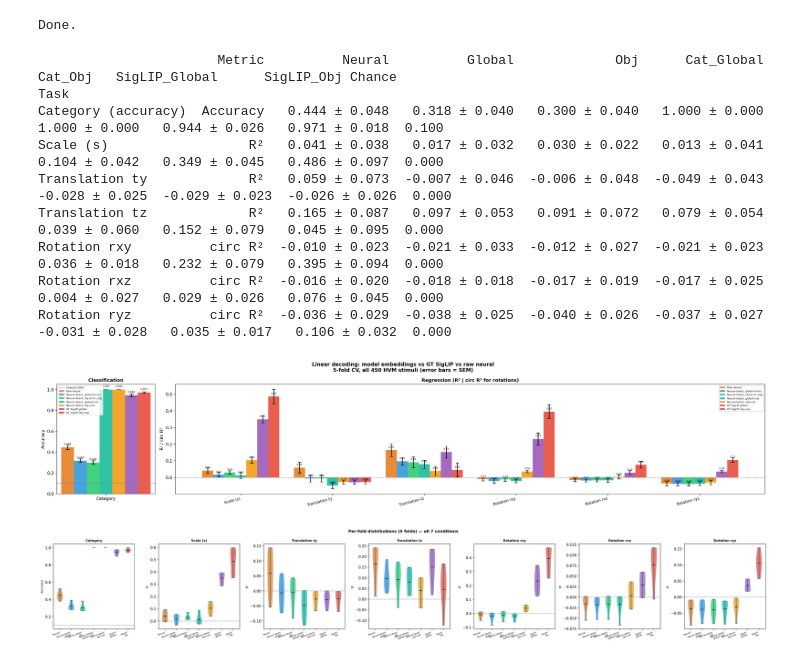
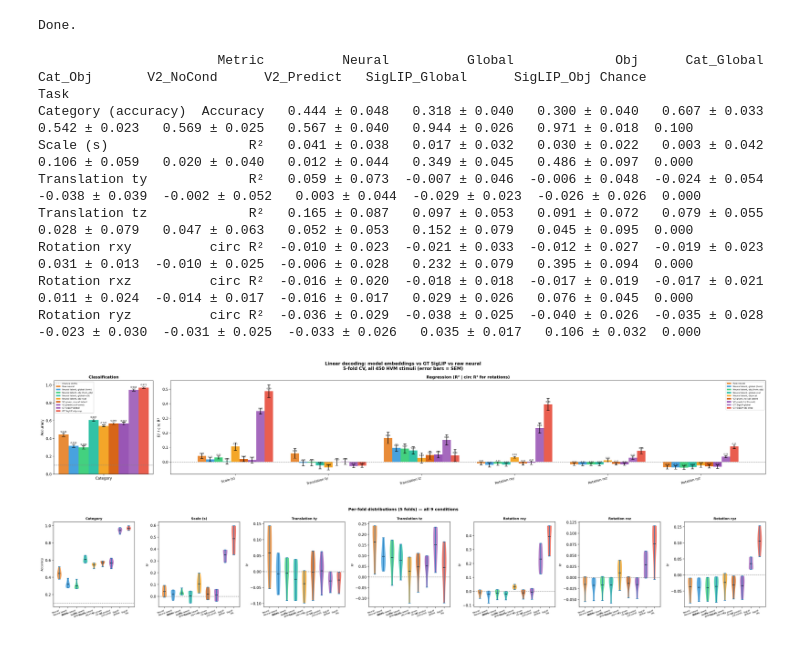
Before and after one commit to YAOJaredz/NeurObjectGen, a Jupyter notebook: analysis/linear_decode.ipynb, the cells around one changed output. Saved outputs shown, nothing was run; the diff lists cells and outputs as text; code cells hidden in the pictures.

```diff
--- a/analysis/linear_decode.ipynb
+++ b/analysis/linear_decode.ipynb
@@ -39,7 +40,7 @@ from config_const import (
     HVM_SIGLIP_EMBEDDINGS_PATH, HVM_OBJ_SIGLIP_EMBEDDINGS_PATH,
 )
 from data_utils.hvm_loader import _load_hvm_neural
-from encoders import MultiHeadTransformer
+from encoders import MultiHeadTransformer, MultiHeadTransformerV2
 
 DEVICE = 'cpu'
 GLOBAL_CKPT = Path(
@@ -62,6 +63,12 @@ CAT_OBJ_CKPT = Path(
     'd64_nh4_nl2_sd512_do0.1_lr0.0003_wd0.01_tn0.02_in0.05_nd0.1_'
     'bs64_ws5.0_wc1.0_uw0.1_nw0.1_nt0.07/best.pt'
 )
+# Best V2 given checkpoint (val_mean_cos = 0.9024)
+V2_GIVEN_CKPT = Path(
+    'checkpoints/multihead_v2/hvm_v2/'
+    'd64_nh4_nl2_sd512_do0.1_lr0.0003_wd0.01_tn0.02_in0.05_nd0.1_'
+    'bs128_wsg1.0_wso1.0_wc1.0_uw0.1_nw0.1_nt0.07_cmgiven/best.pt'
+)
 N_CV_FOLDS = 5
 
 print('Imports OK')
@@ -331,10 +404,13 @@ cat_siglip_global = decode_classification(X_siglip_global, y_cat)
 cat_siglip_obj    = decode_classification(X_siglip_obj,    y_cat)
 cat_cat_global    = decode_classification(X_cat_global,    y_cat)
 cat_cat_obj       = decode_classification(X_cat_obj,       y_cat)
+cat_v2_nocond     = decode_classification(X_v2_nocond,     y_cat)
+cat_v2_predict    = decode_classification(X_v2_predict,    y_cat)
 
 reg_global, reg_obj, reg_neural = {}, {}, {}
 reg_siglip_global, reg_siglip_obj = {}, {}
 reg_cat_global, reg_cat_obj = {}, {}
+reg_v2_nocond, reg_v2_predict = {}, {}
 
 all_Xs = [
     (reg_neural,        X_neural),
@@ -342,6 +418,8 @@ all_Xs = [
     (reg_obj,           X_obj),
     (reg_cat_global,    X_cat_global),
     (reg_cat_obj,       X_cat_obj),
+    (reg_v2_nocond,     X_v2_nocond),
+    (reg_v2_predict,    X_v2_predict),
     (reg_siglip_global, X_siglip_global),
     (reg_siglip_obj,    X_siglip_obj),
 ]
@@ -379,6 +457,8 @@ rows.append(dict(
     Obj=f'{cat_obj.mean():.3f} ± {cat_obj.std():.3f}',
     Cat_Global=f'{cat_cat_global.mean():.3f} ± {cat_cat_global.std():.3f}',
     Cat_Obj=f'{cat_cat_obj.mean():.3f} ± {cat_cat_obj.std():.3f}',
+    V2_NoCond=f'{cat_v2_nocond.mean():.3f} ± {cat_v2_nocond.std():.3f}',
+    V2_Predict=f'{cat_v2_predict.mean():.3f} ± {cat_v2_predict.std():.3f}',
     SigLIP_Global=f'{cat_siglip_global.mean():.3f} ± {cat_siglip_global.std():.3f}',
     SigLIP_Obj=f'{cat_siglip_obj.mean():.3f} ± {cat_siglip_obj.std():.3f}',
     Chance=f'{chance_cat:.3f}',
@@ -391,6 +471,8 @@ for name in reg_targets:
         Obj=f'{reg_obj[name].mean():.3f} ± {reg_obj[name].std():.3f}',
         Cat_Global=f'{reg_cat_global[name].mean():.3f} ± {reg_cat_global[name].std():.3f}',
         Cat_Obj=f'{reg_cat_obj[name].mean():.3f} ± {reg_cat_obj[name].std():.3f}',
+        V2_NoCond=f'{reg_v2_nocond[name].mean():.3f} ± {reg_v2_nocond[name].std():.3f}',
+        V2_Predict=f'{reg_v2_predict[name].mean():.3f} ± {reg_v2_predict[name].std():.3f}',
         SigLIP_Global=f'{reg_siglip_global[name].mean():.3f} ± {reg_siglip_global[name].std():.3f}',
         SigLIP_Obj=f'{reg_siglip_obj[name].mean():.3f} ± {reg_siglip_obj[name].std():.3f}',
         Chance='0.000',
@@ -399,15 +481,15 @@ for name in reg_targets:
 df = pd.DataFrame(rows).set_index('Task')
 print(df.to_string())
 # %% [output]
-                       Metric          Neural          Global             Obj      Cat_Global         Cat_Obj   SigLIP_Global      SigLIP_Obj Chance
+                       Metric          Neural          Global             Obj      Cat_Global         Cat_Obj       V2_NoCond      V2_Predict   SigLIP_Global      SigLIP_Obj Chance
 Task
-Category (accuracy)  Accuracy   0.444 ± 0.048   0.318 ± 0.040   0.300 ± 0.040   1.000 ± 0.000   1.000 ± 0.000   0.944 ± 0.026   0.971 ± 0.018  0.100
-Scale (s)                  R²   0.041 ± 0.038   0.017 ± 0.032   0.030 ± 0.022   0.013 ± 0.041   0.104 ± 0.042   0.349 ± 0.045   0.486 ± 0.097  0.000
-Translation ty             R²   0.059 ± 0.073  -0.007 ± 0.046  -0.006 ± 0.048  -0.049 ± 0.043  -0.028 ± 0.025  -0.029 ± 0.023  -0.026 ± 0.026  0.000
-Translation tz             R²   0.165 ± 0.087   0.097 ± 0.053   0.091 ± 0.072   0.079 ± 0.054   0.039 ± 0.060   0.152 ± 0.079   0.045 ± 0.095  0.000
-Rotation rxy          circ R²  -0.010 ± 0.023  -0.021 ± 0.033  -0.012 ± 0.027  -0.021 ± 0.023   0.036 ± 0.018   0.232 ± 0.079   0.395 ± 0.094  0.000
-Rotation rxz          circ R²  -0.016 ± 0.020  -0.018 ± 0.018  -0.017 ± 0.019  -0.017 ± 0.025   0.004 ± 0.027   0.029 ± 0.026   0.076 ± 0.045  0.000
-Rotation ryz          circ R²  -0.036 ± 0.029  -0.038 ± 0.025  -0.040 ± 0.026  -0.037 ± 0.027  -0.031 ± 0.028   0.035 ± 0.017   0.106 ± 0.032  0.000
+Category (accuracy)  Accuracy   0.444 ± 0.048   0.318 ± 0.040   0.300 ± 0.040   0.607 ± 0.033   0.542 ± 0.023   0.569 ± 0.025   0.567 ± 0.040   0.944 ± 0.026   0.971 ± 0.018  0.100
+Scale (s)                  R²   0.041 ± 0.038   0.017 ± 0.032   0.030 ± 0.022   0.003 ± 0.042   0.106 ± 0.059   0.020 ± 0.040   0.012 ± 0.044   0.349 ± 0.045   0.486 ± 0.097  0.000
+Translation ty             R²   0.059 ± 0.073  -0.007 ± 0.046  -0.006 ± 0.048  -0.024 ± 0.054  -0.038 ± 0.039  -0.002 ± 0.052   0.003 ± 0.044  -0.029 ± 0.023  -0.026 ± 0.026  0.000
+Translation tz             R²   0.165 ± 0.087   0.097 ± 0.053   0.091 ± 0.072   0.079 ± 0.055   0.028 ± 0.079   0.047 ± 0.063   0.052 ± 0.053   0.152 ± 0.079   0.045 ± 0.095  0.000
+Rotation rxy          circ R²  -0.010 ± 0.023  -0.021 ± 0.033  -0.012 ± 0.027  -0.019 ± 0.023   0.031 ± 0.013  -0.010 ± 0.025  -0.006 ± 0.028   0.232 ± 0.079   0.395 ± 0.094  0.000
+Rotation rxz          circ R²  -0.016 ± 0.020  -0.018 ± 0.018  -0.017 ± 0.019  -0.017 ± 0.021   0.011 ± 0.024  -0.014 ± 0.017  -0.016 ± 0.017   0.029 ± 0.026   0.076 ± 0.045  0.000
+Rotation ryz          circ R²  -0.036 ± 0.029  -0.038 ± 0.025  -0.040 ± 0.026  -0.035 ± 0.028  -0.023 ± 0.030  -0.031 ± 0.025  -0.033 ± 0.026   0.035 ± 0.017   0.106 ± 0.032  0.000
 # %%
 # ── Plot: grouped bar chart ──────────────────────────────────────────────────
 all_task_names = ['Category'] + list(reg_targets.keys())
@@ -419,21 +501,25 @@ color_siglip_global = '#9b59b6'
 color_siglip_obj    = '#e74c3c'
 color_cat_global    = '#1abc9c'
 color_cat_obj       = '#f39c12'
-width = 0.12
+color_v2_nocond     = '#d35400'
+color_v2_predict    = '#8e44ad'
+width = 0.09
 
 def sem(a): return a.std() / np.sqrt(len(a))
 
 CONDITIONS = [
-    (-3*width, cat_neural,        reg_neural,        color_neural,        'Raw neural'),
-    (-2*width, cat_global,        reg_global,        color_global,        'Neural latent, global (hvm)'),
-    (-1*width, cat_obj,           reg_obj,           color_obj,           'Neural latent, obj (hvm_obj)'),
-    (0,        cat_cat_global,    reg_cat_global,    color_cat_global,    'Neural latent, global+cat'),
-    (+1*width, cat_cat_obj,       reg_cat_obj,       color_cat_obj,       'Neural latent, obj+cat'),
-    (+2*width, cat_siglip_global, reg_siglip_global, color_siglip_global, 'GT SigLIP global'),
-    (+3*width, cat_siglip_obj,    reg_siglip_obj,    color_siglip_obj,    'GT SigLIP obj-crop'),
+    (-4*width, cat_neural,        reg_neural,        color_neural,        'Raw neural'),
+    (-3*width, cat_global,        reg_global,        color_global,        'Neural latent, global (hvm)'),
+    (-2*width, cat_obj,           reg_obj,           color_obj,           'Neural latent, obj (hvm_obj)'),
+    (-1*width, cat_cat_global,    reg_cat_global,    color_cat_global,    'Neural latent, global+cat'),
+    ( 0*width, cat_cat_obj,       reg_cat_obj,       color_cat_obj,       'Neural latent, obj+cat'),
+    (+1*width, cat_v2_nocond,     reg_v2_nocond,     color_v2_nocond,     'V2 given, no-cat latent'),
+    (+2*width, cat_v2_predict,    reg_v2_predict,    color_v2_predict,    'V2 predict (clf-cond)'),
+    (+3*width, cat_siglip_global, reg_siglip_global, color_siglip_global, 'GT SigLIP global'),
+    (+4*width, cat_siglip_obj,    reg_siglip_obj,    color_siglip_obj,    'GT SigLIP obj-crop'),
 ]
 
-fig, axes = plt.subplots(1, 2, figsize=(24, 5),
+fig, axes = plt.subplots(1, 2, figsize=(28, 5),
                          gridspec_kw={'width_ratios': [1, 6]})
 
 # ---- left: category ----
@@ -447,34 +533,34 @@ ax0.set_xticks([0]); ax0.set_xticklabels(['Category'], fontsize=10)
 ax0.set_ylabel('Accuracy', fontsize=10); ax0.set_ylim(0, 1.05)
 ax0.set_title('Classification', fontweight='bold', fontsize=11)
 ax0.legend(fontsize=6)
 
 # ---- right: regression ----
 ax1 = axes[1]
 reg_names = list(reg_targets.keys())
 r_x = np.arange(len(reg_names))
 
 for offset, _, reg_res, color, label in CONDITIONS:
     means = np.array([reg_res[n].mean() for n in reg_names])
     errs  = np.array([sem(reg_res[n])   for n in reg_names])
     ax1.bar(r_x + offset, means, width, yerr=errs, color=color, capsize=4, alpha=0.9, label=label)
     for x_pos, v in zip(r_x + offset, means):
         ax1.text(x_pos, v + 0.01, f'{v:.2f}', ha='center', va='bottom', fontsize=5.5)
 
 ax1.axhline(0, color='grey', ls='--', lw=1)
 ax1.set_xticks(r_x); ax1.set_xticklabels(reg_names, fontsize=9, rotation=15, ha='right')
 ax1.set_ylabel('R² / circ R²', fontsize=10)
 ax1.set_title('Regression (R² | circ R² for rotations)', fontweight='bold', fontsize=11)
 ax1.legend(fontsize=6)
 
 fig.suptitle(
     f'Linear decoding: model embeddings vs GT SigLIP vs raw neural\n'
     f'{N_CV_FOLDS}-fold CV, all 450 HVM stimuli (error bars = SEM)',
     fontsize=12, fontweight='bold',
 )
 fig.tight_layout()
 plt.show()
 # %% [output]
-[figure, old version]
+[figure, new version]
 # %%
 # ── Per-fold detail (violin plot) ────────────────────────────────────────────
 n_tasks = len(all_task_names)
@@ -486,6 +572,8 @@ fold_data = {
     'Neural latent\nobj':    ([cat_obj]     + [reg_obj[n]           for n in reg_targets], color_obj),
     'Neural latent\nglobal+cat': ([cat_cat_global] + [reg_cat_global[n] for n in reg_targets], color_cat_global),
     'Neural latent\nobj+cat':   ([cat_cat_obj]    + [reg_cat_obj[n]    for n in reg_targets], color_cat_obj),
+    'V2 given\nno-cat':    ([cat_v2_nocond] + [reg_v2_nocond[n]     for n in reg_targets], color_v2_nocond),
+    'V2 predict\n(clf-cond)': ([cat_v2_predict] + [reg_v2_predict[n] for n in reg_targets], color_v2_predict),
     'SigLIP\nglobal':  ([cat_siglip_global] + [reg_siglip_global[n] for n in reg_targets], color_siglip_global),
     'SigLIP\nobj':     ([cat_siglip_obj]    + [reg_siglip_obj[n]    for n in reg_targets], color_siglip_obj),
 }
@@ -506,10 +594,10 @@ for ax, task_idx, name, ylabel in zip(axes2, range(n_tasks), all_task_names, yla
     ax.axhline(chance_cat if name == 'Category' else 0, color='grey', ls='--', lw=1)
 
 fig2.suptitle(
-    f'Per-fold distributions ({N_CV_FOLDS} folds) — all 7 conditions',
+    f'Per-fold distributions ({N_CV_FOLDS} folds) — all 9 conditions',
     fontsize=11, fontweight='bold',
 )
 fig2.tight_layout()
 plt.show()
 # %% [output]
-[figure, old version]
+[figure, new version]
```
Also changed, not shown: parts of 2 cells of this notebook.
